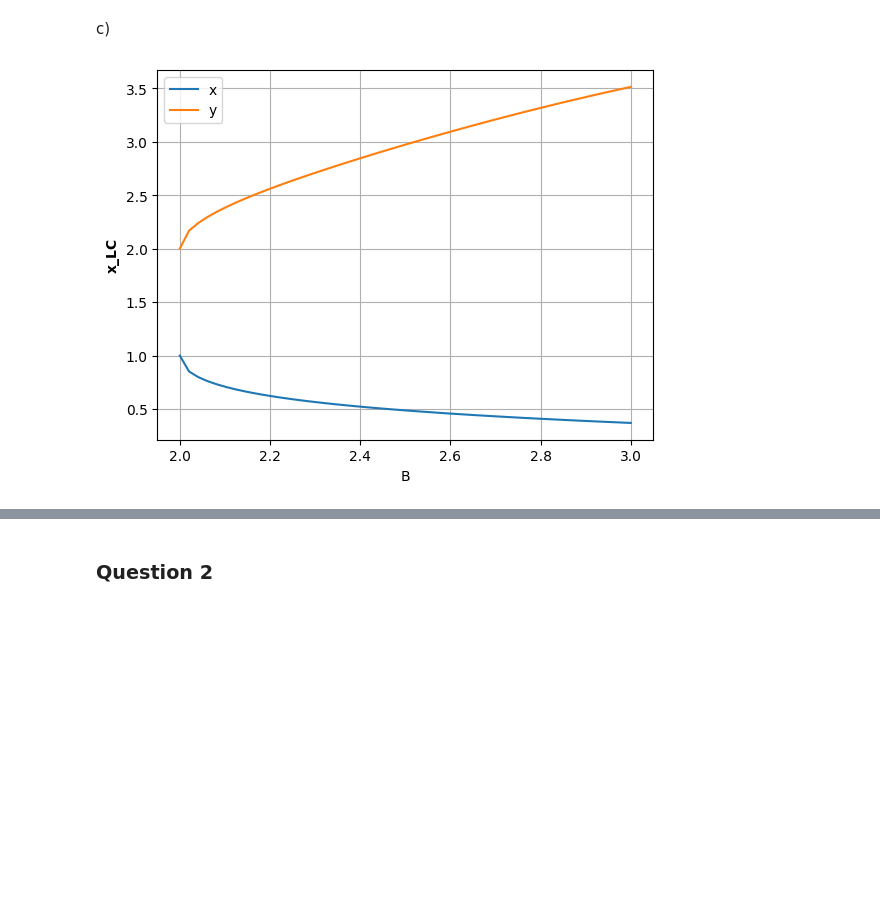
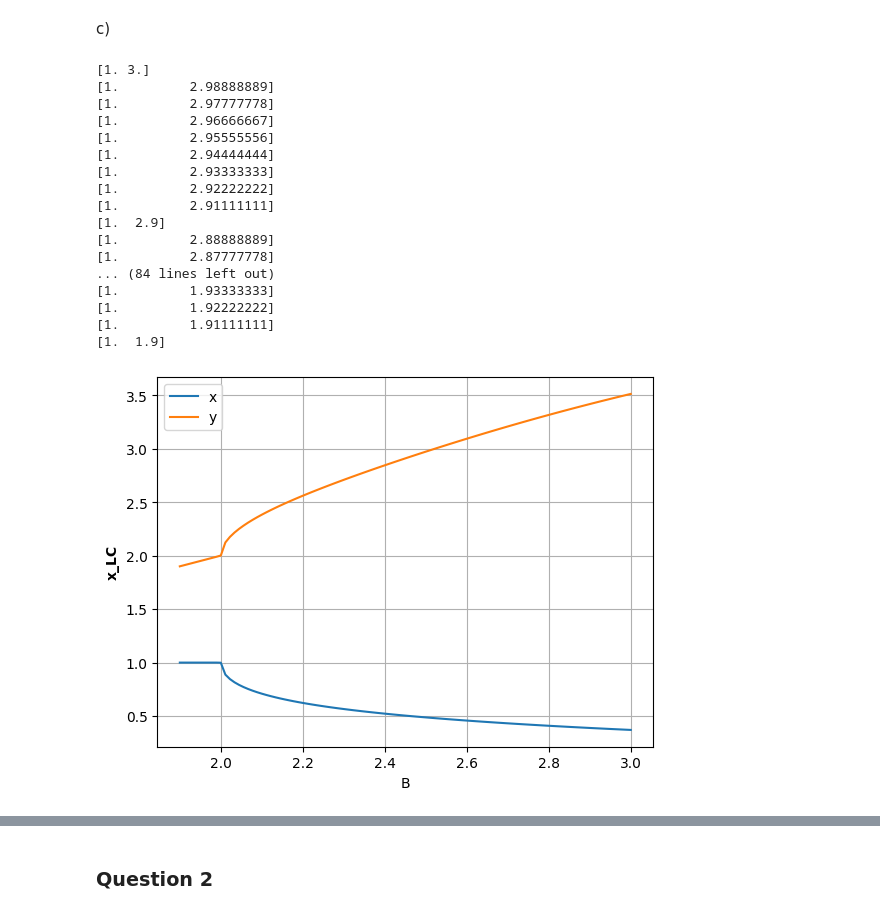
Before and after one commit to barnander/Numerical-Tools-for-Dynamical-Systems, a Jupyter notebook: Coursework.ipynb, the cells around one changed output, grey strips where cells are left out. Saved outputs shown, nothing was run; the diff lists cells and outputs as text; code cells hidden in the pictures; blank space fills up the shorter version.

```diff
--- a/Coursework.ipynb
+++ b/Coursework.ipynb
@@ -81,22 +82,42 @@ c)
 # %%
 #We will use the output of the shooting method x_LC as the first guess for the natural parameter continuation
 #We will use the default phase condition of natural_p_cont, i.e. dx/dt = 0 at t = 0
 B0 = 3
-Bf = 2
+Bf = 1.9
 p0 = np.array([A, B0])
-pend = np.array([A, Bf])
+
+#taking N = 100 steps we must compute value parameter step h = (Bf - B0)/N
+N=100
+h = (Bf - B0)/N
 
 #We use natural parameter continuation to find the branch of LCs that emerges from the Hopf bifurcation at B = 2
-xs, Ts, ps = solvers.natural_p_cont_bif(brusselator, p0, pend, x_LC, LC = True, T0 = T)
+xs, Ts, ps = solvers.bifurcation_analysis(brusselator, p0,x_LC,p_ind = 1, T0 = T, N=100, h = h, solver = 'RK4')
 
 #Plot the x and y values of the limit cycles against B
 plt.figure()
 plt.plot(ps[1,:], xs[0,:], label = 'x')
 plt.plot(ps[1,:], xs[1,:], label = 'y')
 plt.xlabel('B')
 plt.ylabel('x_LC', fontweight = 'bold')
 plt.legend()
 plt.grid(True)
 plt.show()
 # %% [output]
+[1. 3.]
+[1.         2.98888889]
+[1.         2.97777778]
+[1.         2.96666667]
+[1.         2.95555556]
+[1.         2.94444444]
+[1.         2.93333333]
+[1.         2.92222222]
+[1.         2.91111111]
+[1.  2.9]
+[1.         2.88888889]
+[1.         2.87777778]
+... (84 lines left out)
+[1.         1.93333333]
+[1.         1.92222222]
+[1.         1.91111111]
+[1.  1.9]
-[figure, old version]
+[figure, new version]
```
Also changed, not shown: parts of 10 cells of this notebook, 1 other file.
